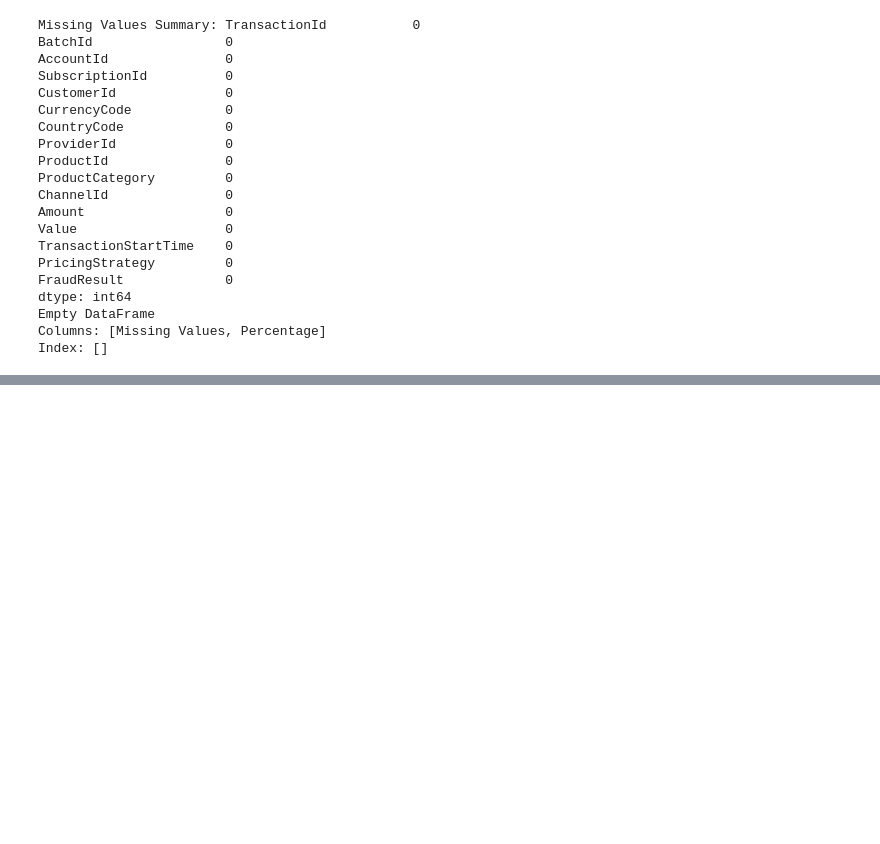
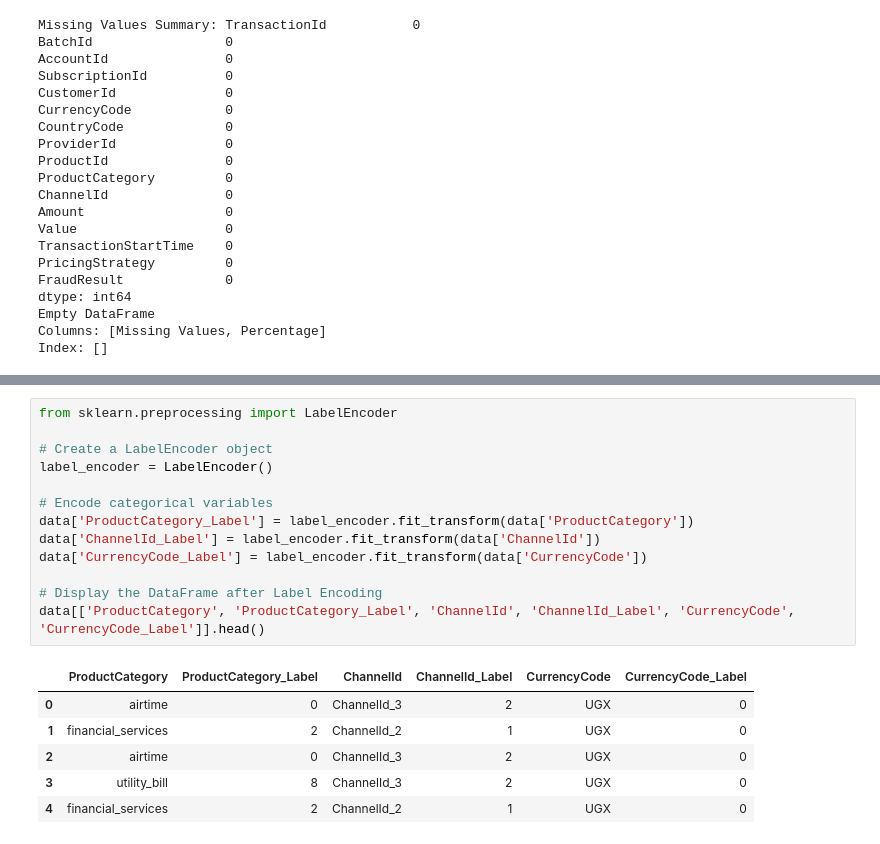
Before and after one commit to amannnnnyyyy/Credit-Scoring_and_Risk-Analysis, a Jupyter notebook: notebooks/credit_scoring_bati.ipynb, the cells around one changed output, grey strips where cells are left out. Cells and saved outputs as stored; diff of their text form; blank space fills up the shorter version.

```diff
--- a/notebooks/credit_scoring_bati.ipynb
+++ b/notebooks/credit_scoring_bati.ipynb
@@ -306,0 +387,20 @@ Index: []
+# %%
+from sklearn.preprocessing import LabelEncoder
+
+# Create a LabelEncoder object
+label_encoder = LabelEncoder()
+
+# Encode categorical variables
+data['ProductCategory_Label'] = label_encoder.fit_transform(data['ProductCategory'])
+data['ChannelId_Label'] = label_encoder.fit_transform(data['ChannelId'])
+data['CurrencyCode_Label'] = label_encoder.fit_transform(data['CurrencyCode'])
+
+# Display the DataFrame after Label Encoding
+data[['ProductCategory', 'ProductCategory_Label', 'ChannelId', 'ChannelId_Label', 'CurrencyCode', 'CurrencyCode_Label']].head()
+# %% [output]
+|  | ProductCategory | ProductCategory_Label | ChannelId | ChannelId_Label | CurrencyCode | CurrencyCode_Label |
+| 0 | airtime | 0 | ChannelId_3 | 2 | UGX | 0 |
+| 1 | financial_services | 2 | ChannelId_2 | 1 | UGX | 0 |
+| 2 | airtime | 0 | ChannelId_3 | 2 | UGX | 0 |
+| 3 | utility_bill | 8 | ChannelId_3 | 2 | UGX | 0 |
+| 4 | financial_services | 2 | ChannelId_2 | 1 | UGX | 0 |
```
Also changed, not shown: parts of 8 cells of this notebook.
